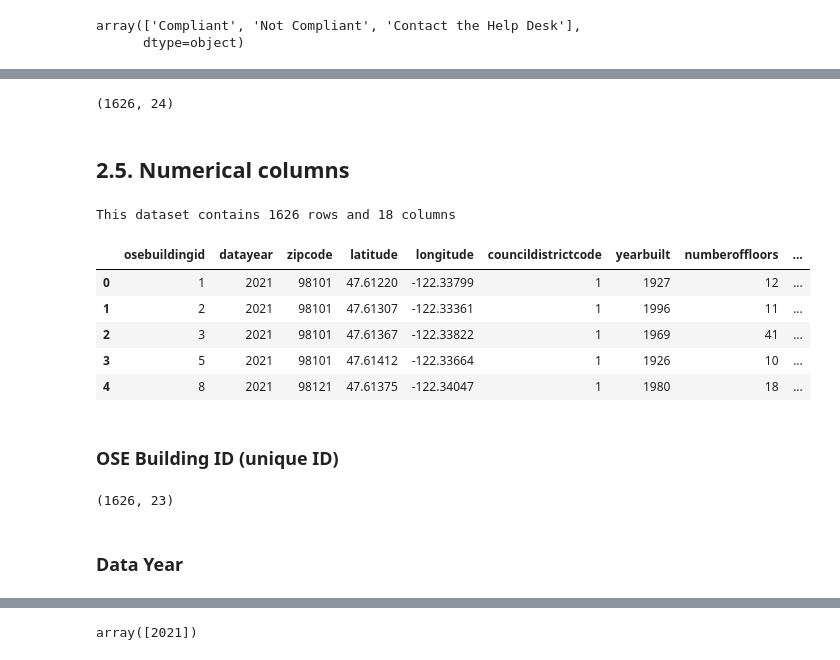
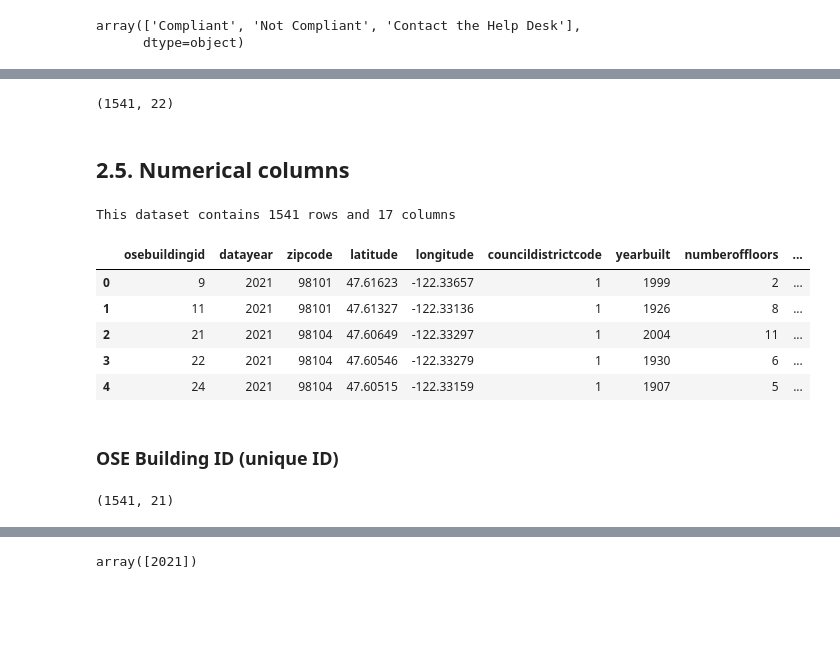
Before and after one commit to 64FC/Openclassrooms_DataScientist, a Jupyter notebook: Projet_3/SeattleBuildingEnergy_1_nb_exploratoire.ipynb, the cells around one changed output, grey strips where cells are left out. Drawn from its saved outputs; the diff is of its cells as text; code cells hidden in the pictures; blank space fills up the shorter version.

```diff
--- a/Projet_3/SeattleBuildingEnergy_1_nb_exploratoire.ipynb
+++ b/Projet_3/SeattleBuildingEnergy_1_nb_exploratoire.ipynb
@@ -443,8 +489,8 @@ This part would definitely require domain knowledge on how to best handle these
 - the residential part could be substracted from the total of each row, which would also require to deal with the energy/CO2 values of the rows (which _seems_ feasible but too complicated for now),
 - etc
 # %%
-# For now, I just pick the easy way because it's only 15 rows. I drop them:
-sub_df_9 = sub_df_8[~sub_df_8[col_].isin(residential_list)]
+# For now, I just pick the easy way because it's only 18 rows. I drop them:
+sub_df_10 = sub_df_9[~sub_df_9[col_].isin(residential_list)]
 obj_data = obj_data[~obj_data[col_].isin(residential_list)]
-sub_df_9.shape
+sub_df_10.shape
 # %% [output]
@@ -452,7 +498,7 @@ sub_df_9.shape
 # %%
 # I also replace the 'nan' by 'UNK'
-sub_df_10 = sub_df_9.copy()
-sub_df_10[col_] = sub_df_9[col_].fillna('UNK')
+sub_df_11 = sub_df_10.copy()
+sub_df_11[col_] = sub_df_10[col_].fillna('UNK')
 obj_data[col_] = obj_data[col_].fillna('UNK')
 # %% [markdown]
 ### 3rd Largest Property Use Type
@@ -501,29 +547,29 @@ array(['No Issue', 'Missing 2021 EUI or Electricity Data',
 # I'll assume these columns are not helpful for the prediction, so I drop them:
 to_drop = ['compliancestatus', 'complianceissue']
 
-sub_df_12 = sub_df_11.drop(columns=to_drop)
+sub_df_13 = sub_df_12.drop(columns=to_drop)
 obj_data = obj_data.drop(columns=to_drop)
-sub_df_12.shape
+sub_df_13.shape
 # %% [output]
-(1626, 24)
+(1541, 22)
 # %%
 # Finally, let's reset the index
-sub_df_13 = sub_df_12.reset_index(drop=True)
+sub_df_14 = sub_df_13.reset_index(drop=True)
 # %% [markdown]
 ## 2.5. Numerical columns
 # %%
 # Let's select the non-'object' columns for the modalities
-num_data = sub_df_13.select_dtypes(exclude='object')
+num_data = sub_df_14.select_dtypes(exclude='object')
 
 # Print the shape and show a sample
 print("This dataset contains {} rows and {} columns\n".format(
     num_data.shape[0], num_data.shape[1]))
 num_data.head()
 # %% [output]
-This dataset contains 1626 rows and 18 columns
+This dataset contains 1541 rows and 17 columns
 |  | osebuildingid | datayear | zipcode | latitude | longitude | councildistrictcode | yearbuilt | numberoffloors | ... |
-| 0 | 1 | 2021 | 98101 | 47.61220 | -122.33799 | 1 | 1927 | 12 | ... |
-| 1 | 2 | 2021 | 98101 | 47.61307 | -122.33361 | 1 | 1996 | 11 | ... |
-| 2 | 3 | 2021 | 98101 | 47.61367 | -122.33822 | 1 | 1969 | 41 | ... |
-| 3 | 5 | 2021 | 98101 | 47.61412 | -122.33664 | 1 | 1926 | 10 | ... |
-| 4 | 8 | 2021 | 98121 | 47.61375 | -122.34047 | 1 | 1980 | 18 | ... |
+| 0 | 9 | 2021 | 98101 | 47.61623 | -122.33657 | 1 | 1999 | 2 | ... |
+| 1 | 11 | 2021 | 98101 | 47.61327 | -122.33136 | 1 | 1926 | 8 | ... |
+| 2 | 21 | 2021 | 98104 | 47.60649 | -122.33297 | 1 | 2004 | 11 | ... |
+| 3 | 22 | 2021 | 98104 | 47.60546 | -122.33279 | 1 | 1930 | 6 | ... |
+| 4 | 24 | 2021 | 98104 | 47.60515 | -122.33159 | 1 | 1907 | 5 | ... |
@@ -537,10 +586,8 @@ col_ = 'osebuildingid'
 assert len(num_data[col_].unique()) == num_data.shape[0]
 # %%
 # The column should not have any predictive power, and can/should be dropped:
-sub_df_14 = sub_df_13.drop(columns=col_)
-num_data = num_data.drop(columns=col_)
-sub_df_14.shape
+sub_df_15 = sub_df_14.drop(columns=col_)
+num_data = num_data.drop(columns=col_).copy()
+sub_df_15.shape
 # %% [output]
-(1626, 23)
+(1541, 21)
-# %% [markdown]
-### Data Year
```
Also changed, not shown: parts of 84 cells of this notebook.
